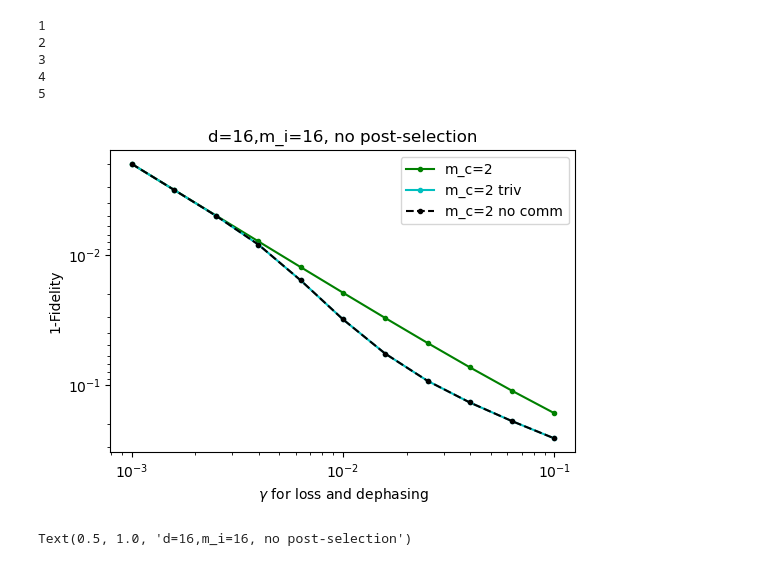
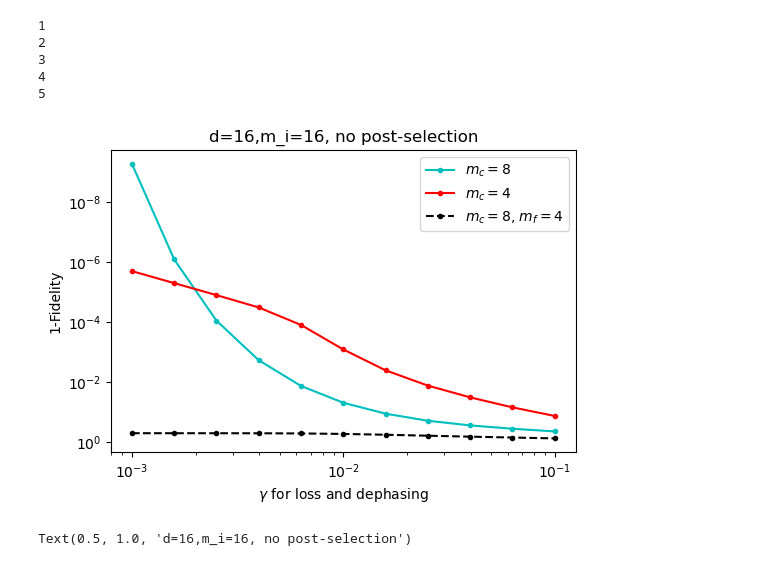
Before and after one commit to RosenblumLab/BosonicEntanglementDistillation, a Jupyter notebook: playground2.ipynb, the cells around one changed output. Saved outputs shown, nothing was run; the diff lists cells and outputs as text; code cells hidden in the pictures.

```diff
--- a/playground2.ipynb
+++ b/playground2.ipynb
@@ -94,6 +94,16 @@ prob_list_164_NC = [tup[1] for tup in fid_prob_list]
 3
 4
 5
+# %%
+m_i = 16
+m_c = 8
+m_f= 4
+simulation2 = DiscreteSimulation(d, m_i,m_c, m_f=m_f)
+
+with mp.Pool(mp.cpu_count()-1) as pool:
+    fid_prob_list = pool.starmap(simulation2.average_fidelity, zip(list(gamma_list),list(gamma_ratio*gamma_list)))
+fid_list_1684 = [tup[0] for tup in fid_prob_list]
+prob_list_1684 = [tup[1] for tup in fid_prob_list]
 # %%
 m_i = 16
 m_c = 2
@@ -125,26 +135,27 @@ with mp.Pool(mp.cpu_count()-1) as pool:
 # %%
 plt.figure(dpi=100)
 
 # plt.loglog(gamma_list,1-np.array(fid_list1616), 'b.-', label="m_c=16")
-# plt.loglog(gamma_list,1-np.array(fid_list_168), 'c.-', label="m_c=8")
-# plt.loglog(gamma_list,1-np.array(fid_list_164), 'r.-', label="m_c=4")
-plt.loglog(gamma_list,1-np.array(fid_list_162), 'g.-', label="m_c=2")
+plt.loglog(gamma_list,1-np.array(fid_list_168), 'c.-', label="$m_c=8$")
+plt.loglog(gamma_list,1-np.array(fid_list_164), 'r.-', label="$m_c=4$")
+# plt.loglog(gamma_list,1-np.array(fid_list_162), 'g.-', label="m_c=2")
 # plt.loglog(gamma_list,1-np.array(fid_list_168_NC), 'c.--', label="m_c=8 no comm")
 # plt.loglog(gamma_list,1-np.array(fid_list_164_NC), 'r.--', label="m_c=4 no comm")
-plt.loglog(gamma_list,1-np.array(fid_triv_list8), 'c.-', label="m_c=2 triv")
-plt.loglog(gamma_list,1-np.array(fid_list_162_NC), 'k.--', label="m_c=2 no comm")
+# plt.loglog(gamma_list,1-np.array(fid_triv_list8), 'c.-', label="m_c=2 triv")
+# plt.loglog(gamma_list,1-np.array(fid_list_162_NC), 'k.--', label="m_c=2 no comm")
+plt.loglog(gamma_list,1-np.array(fid_list_1684), 'k.--', label="$m_c=8$, $m_f=4$")
 # plt.loglog(gamma_list,1-np.array(fid_list_filtered), 'r.-')
 # plt.loglog(gamma_list,np.array(fail_prob_list), 'g.--')
 
 # plt.title("Infidelity with trivial protocol and with our protocol. d = 16, m_i = 4, m_c=4")
 plt.xlabel(f"$\gamma$ for loss and dephasing")  # decay and 1/{gamma_ratio}
 plt.ylabel("1-Fidelity")
 # plt.ylim([1,1e-5])
 plt.legend()
 plt.title(f"{d=},{m_i=}, no post-selection")
 plt.gca().invert_yaxis()
 # %% [output]
-[figure, old version]
+[figure, new version]
 # %%
 plt.figure(dpi=100)
 
```
